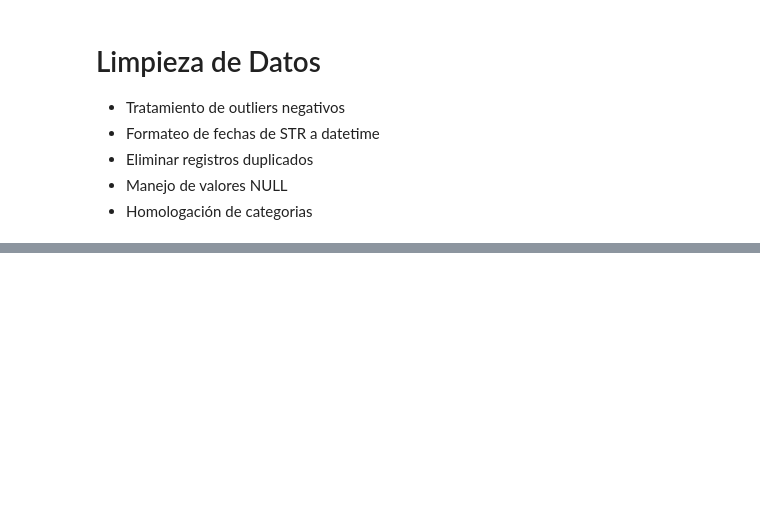
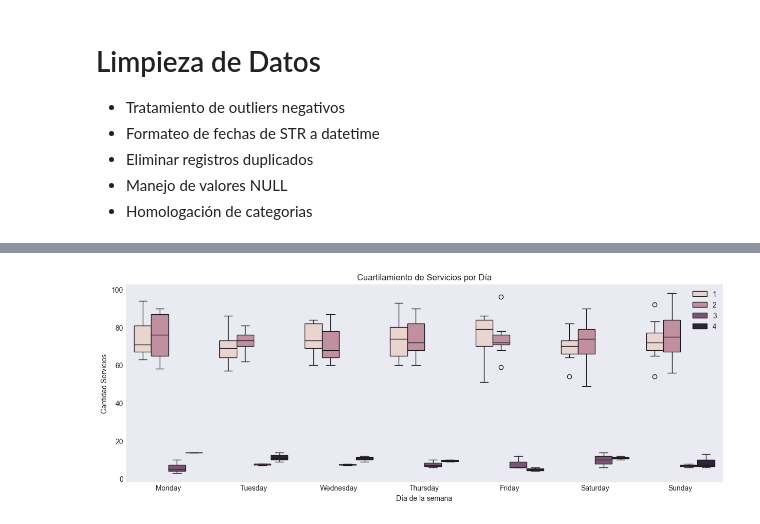
Before and after one commit to danielrodriguez007/Prueba-Finanzauto, a Jupyter notebook: 0 ETL-Calidad.ipynb, the cells around one changed output, grey strips where cells are left out. Cells and saved outputs as stored; diff of their text form; code cells hidden in the pictures; blank space fills up the shorter version.

```diff
--- a/0 ETL-Calidad.ipynb
+++ b/0 ETL-Calidad.ipynb
@@ -143,0 +220,15 @@ memory usage: 23.0 KB
+# %%
+fig, ax = plt.subplots(figsize=(15,5))
+sns.boxplot(data=features_and_target.dropna(),
+            x='weekday',
+            y='total_servicios',
+            hue='quarter',
+            ax=ax,
+            linewidth=1)
+ax.set_title('Cuartilamiento de Servicios por Día')
+ax.set_xlabel('Día de la semana')
+ax.set_ylabel('Cantidad Servicios')
+ax.legend(bbox_to_anchor=(1,1))
+plt.show()
+# %% [output]
+[figure, added]
```
Also changed, not shown: parts of 25 cells of this notebook.
